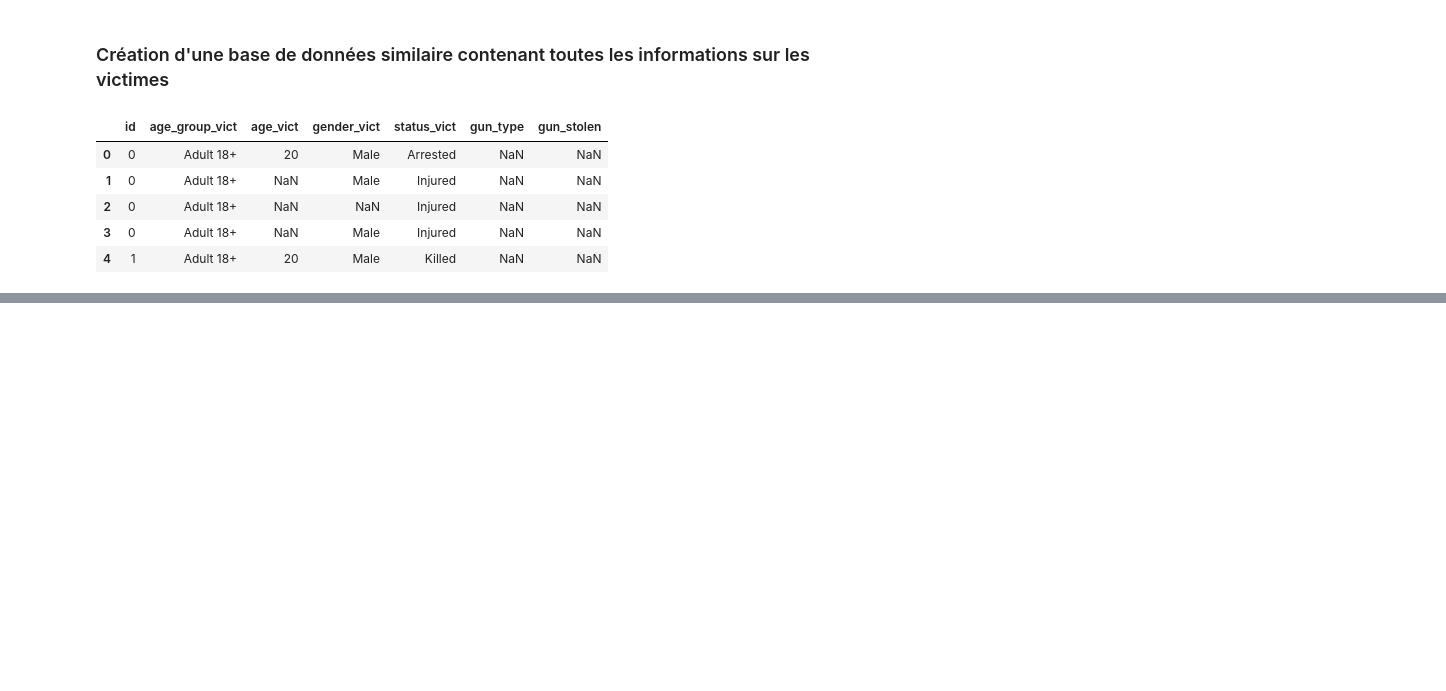
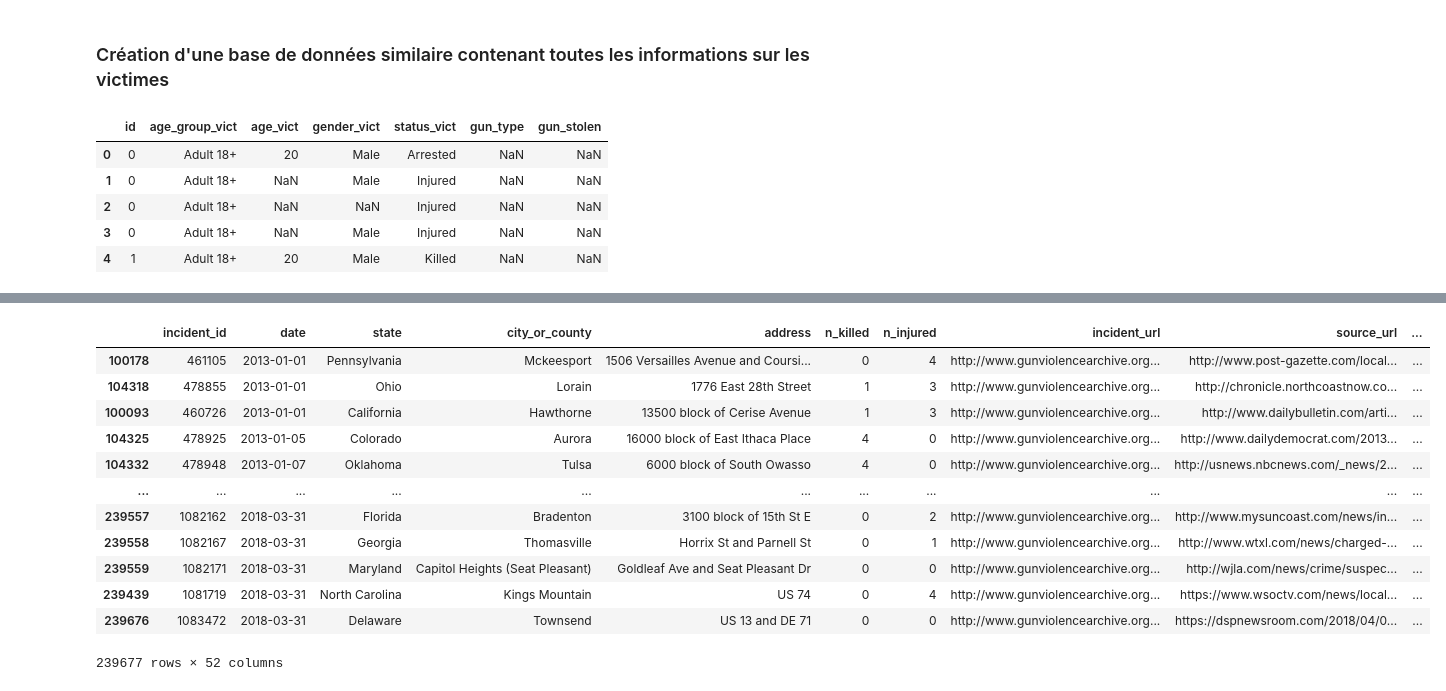
Before and after one commit to eleroux46/gun_violence, a Jupyter notebook: traitement_gun_violence.ipynb, the cells around one changed output, grey strips where cells are left out. Drawn from its saved outputs; the diff is of its cells as text; code cells hidden in the pictures; blank space fills up the shorter version.

```diff
--- a/traitement_gun_violence.ipynb
+++ b/traitement_gun_violence.ipynb
@@ -386,0 +604,18 @@ df_victim.to_csv('df_victim.csv')
+# %%
+#sorting the dataframe by date to get the same order as in the original dataframe
+agg_sorted = aggregated_data.sort_values(by='date', ascending=True)
+agg_sorted
+# %% [output]
+|  | incident_id | date | state | city_or_county | address | n_killed | n_injured | incident_url | source_url | ... |
+| 100178 | 461105 | 2013-01-01 | Pennsylvania | Mckeesport | 1506 Versailles Avenue and Coursi... | 0 | 4 | http://www.gunviolencearchive.org... | http://www.post-gazette.com/local... | ... |
+| 104318 | 478855 | 2013-01-01 | Ohio | Lorain | 1776 East 28th Street | 1 | 3 | http://www.gunviolencearchive.org... | http://chronicle.northcoastnow.co... | ... |
+| 100093 | 460726 | 2013-01-01 | California | Hawthorne | 13500 block of Cerise Avenue | 1 | 3 | http://www.gunviolencearchive.org... | http://www.dailybulletin.com/arti... | ... |
+| 104325 | 478925 | 2013-01-05 | Colorado | Aurora | 16000 block of East Ithaca Place | 4 | 0 | http://www.gunviolencearchive.org... | http://www.dailydemocrat.com/2013... | ... |
+| 104332 | 478948 | 2013-01-07 | Oklahoma | Tulsa | 6000 block of South Owasso | 4 | 0 | http://www.gunviolencearchive.org... | http://usnews.nbcnews.com/_news/2... | ... |
+| ... | ... | ... | ... | ... | ... | ... | ... | ... | ... | ... |
+| 239557 | 1082162 | 2018-03-31 | Florida | Bradenton | 3100 block of 15th St E | 0 | 2 | http://www.gunviolencearchive.org... | http://www.mysuncoast.com/news/in... | ... |
+| 239558 | 1082167 | 2018-03-31 | Georgia | Thomasville | Horrix St and Parnell St | 0 | 1 | http://www.gunviolencearchive.org... | http://www.wtxl.com/news/charged-... | ... |
+| 239559 | 1082171 | 2018-03-31 | Maryland | Capitol Heights (Seat Pleasant) | Goldleaf Ave and Seat Pleasant Dr | 0 | 0 | http://www.gunviolencearchive.org... | http://wjla.com/news/crime/suspec... | ... |
+| 239439 | 1081719 | 2018-03-31 | North Carolina | Kings Mountain | US 74 | 0 | 4 | http://www.gunviolencearchive.org... | https://www.wsoctv.com/news/local... | ... |
+| 239676 | 1083472 | 2018-03-31 | Delaware | Townsend | US 13 and DE 71 | 0 | 0 | http://www.gunviolencearchive.org... | https://dspnewsroom.com/2018/04/0... | ... |
+239677 rows × 52 columns
```
Also changed, not shown: parts of 16 cells of this notebook, 4 other files.
